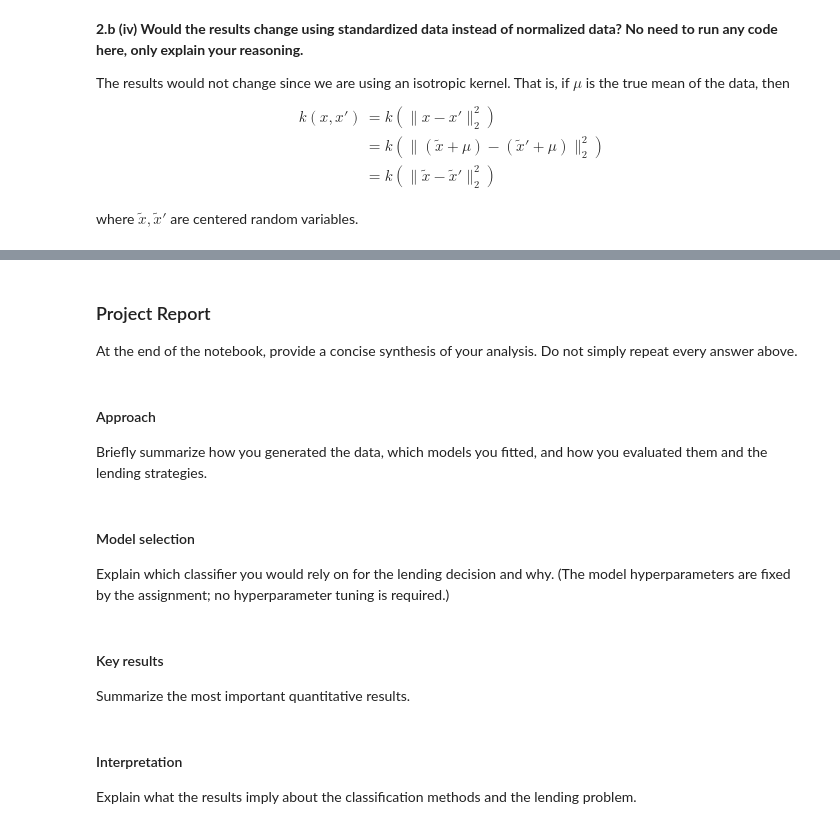
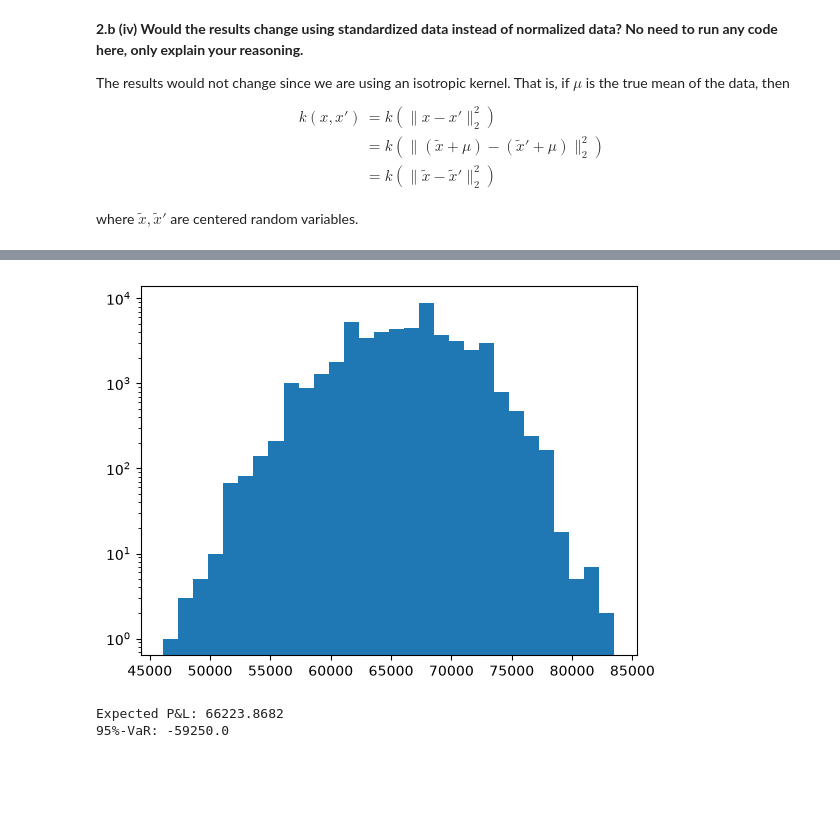
Before and after one commit to clorc/mlfi_projects_hs26, a Jupyter notebook: proj_2_credit_analytics/Project2_2026_Template.ipynb, the cells around one changed output, grey strips where cells are left out. Saved outputs shown, nothing was run; the diff lists cells and outputs as text; code cells hidden in the pictures; blank space fills up the shorter version.

```diff
--- a/proj_2_credit_analytics/Project2_2026_Template.ipynb
+++ b/proj_2_credit_analytics/Project2_2026_Template.ipynb
@@ -113,4 +113,4 @@ print(tabulate([
 normalize = lambda x: x/np.std(x[:m])
 
 X_normalized = X_data.copy()
-X_normalized.apply(normalize)
+X_normalized = X_normalized.apply(normalize)
@@ -135,8 +121,8 @@ from sklearn.svm import SVC
 # a model with kernel exp(-GAMMA \|x-x'\|_2^2) and regularization parameter C (note the relation between C and the parameter lambda from the lecture).
 # "probability=True" enables the option "model.predict_proba(X)" to predict probabilities from the regression function \hat{f}^{svm}.
 # "model.fit(X, Y)" optimizes the model parameters (using hinge loss)
-svc_p1 = SVC(kernel='rbf', gamma=0.1, C=0.2, probability=True).fit(X_train, y1_train)
-svc_p2 = SVC(kernel='rbf', gamma=0.1, C=0.2, probability=True).fit(X_train, y2_train)
+svc_p1 = SVC(kernel='rbf', gamma=0.1, C=0.2, probability=True).fit(X_normalized[:m], y1_train)
+svc_p2 = SVC(kernel='rbf', gamma=0.1, C=0.2, probability=True).fit(X_normalized[:m], y2_train)
 
 # Fit the models for both datasets (this can take up to 60 seconds with SVC)
 # Note: "model.fit(...)" modifies the model object in place, so use a separate model object
@@ -145,8 +131,8 @@ svc_p2 = SVC(kernel='rbf', gamma=0.1, C=0.2, probability=True).fit(X_train, y2_t
 # Exercise 2.b (iii)
 # "model.predict_proba(X)" predicts probabilities from features (note that it outputs both P(Y=0|X) and P(Y=1|X))
 
-y1_pred_svc = svc_p1.predict_proba(X_data)
-y2_pred_svc = svc_p2.predict_proba(X_data)
+y1_pred_svc = svc_p1.predict_proba(X_normalized)
+y2_pred_svc = svc_p2.predict_proba(X_normalized)
 
 # Calculate and print the cross-entropy loss on both normalized datasets for train and test
 print(tabulate([
@@ -236,56 +285,21 @@ Dataset 2 with SVC: 0.5
 # %%
-# Exercise 3.
-
-# Set model parameters and define matrix D
-# (D has n x 50000 = 5*10^8 entries: a float64 array of uniforms of this size needs about 4 GB of memory.
-#  If your machine runs out of memory, consider generating D in blocks of columns and/or storing it as booleans.)
-
-
-# Strategy (i):
-# Define Portfolio and possible outcomes for this portfolio using matrix D
-
-
-# Plot histogram of profits and losses
-
-
-# Calculate expected profit and losses and 95%-VaR
-
-
-# Strategy (ii):
-# Define Portfolio and possible outcomes using the matrix D and the predicted repayment probabilities from the logistic regression model
-
-
-# Plot histogram of profits and losses
-
-
-# Calculate expected profit and losses and 95%-VaR
-
-
 # Strategy (iii):
 # Define Portfolio and possible outcomes using the matrix D and the predicted repayment probabilities from the SVM model
 # (evaluated on the normalized test features x~_i, see the assignment)
+lending_svc = y2_pred_svc[m:,1] >=0.95
+strategy_3 = 1010*D
+strategy_3 = strategy_3.T @ lending_svc
+strategy_3-= np.count_nonzero(lending_svc)*1000
 
 
 # Plot histogram of profits & losses (which is simply the performance of each strategy in scenario k, i.e. a profit if positive or a loss if negative)
-
+plt.hist(strategy_3,log=True,bins=30)
+plt.show()
 
 # Calculate and print the expected profit & loss and 95%-VaR for each strategy (in CHF)
-
-
-# c) Compare the three strategies and briefly interpret your results (Markdown cell or comments).
+print(f'Expected P&L: {np.mean(strategy_3)}')
+print(f'95%-VaR: {-np.quantile(strategy_3, q=0.05)}')
+# %% [output]
+[figure, added]
+Expected P&L: 66223.8682
+95%-VaR: -59250.0
-# %% [markdown]
-### Project Report
-
-At the end of the notebook, provide a concise synthesis of your analysis. Do not simply repeat every answer above.
-# %% [markdown]
-#### Approach
-Briefly summarize how you generated the data, which models you fitted, and how you evaluated them and the lending strategies.
-# %% [markdown]
-#### Model selection
-Explain which classifier you would rely on for the lending decision and why. (The model hyperparameters are fixed by the assignment; no hyperparameter tuning is required.)
-# %% [markdown]
-#### Key results
-Summarize the most important quantitative results.
-# %% [markdown]
-#### Interpretation
-Explain what the results imply about the classification methods and the lending problem.
```
Also changed, not shown: parts of 19 cells of this notebook.
